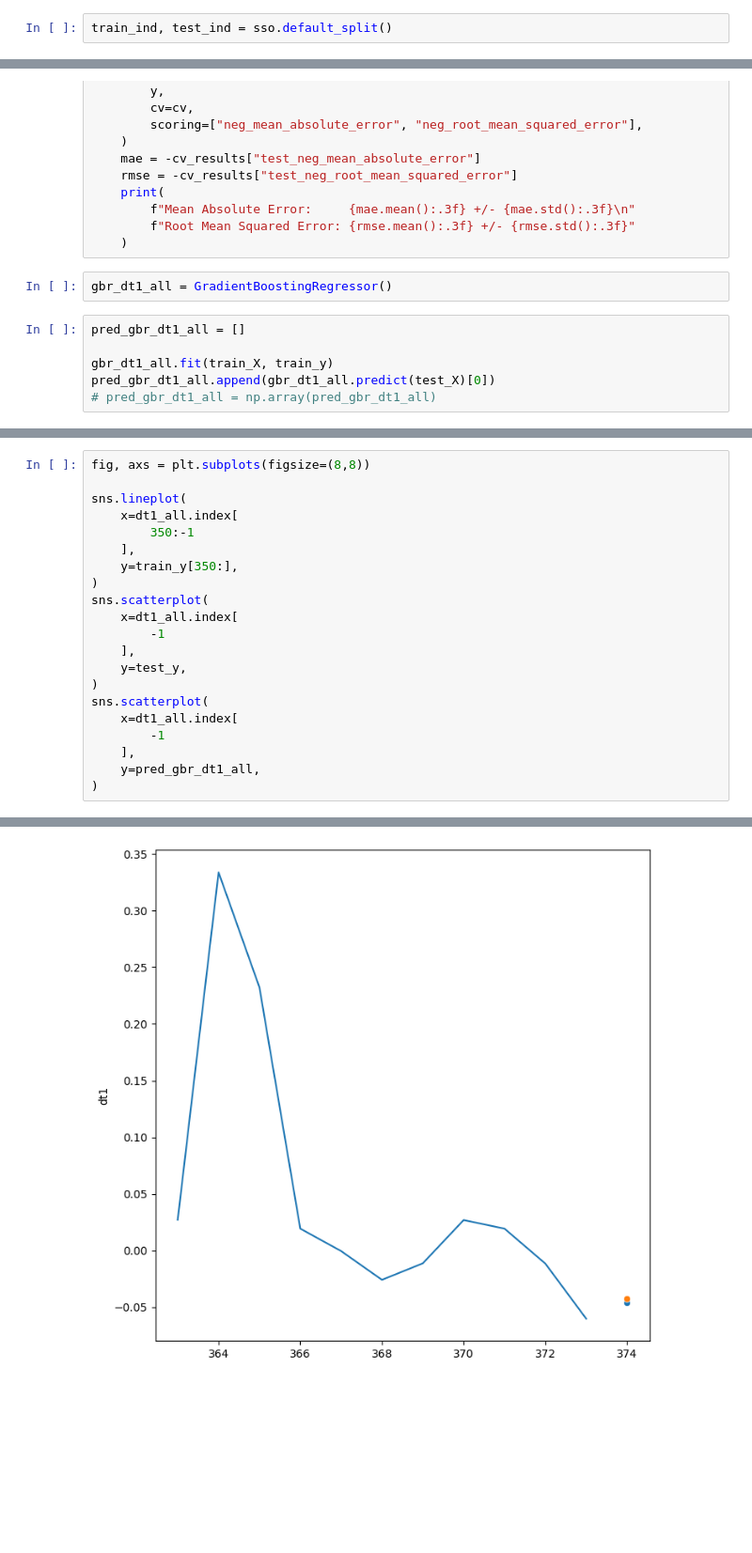
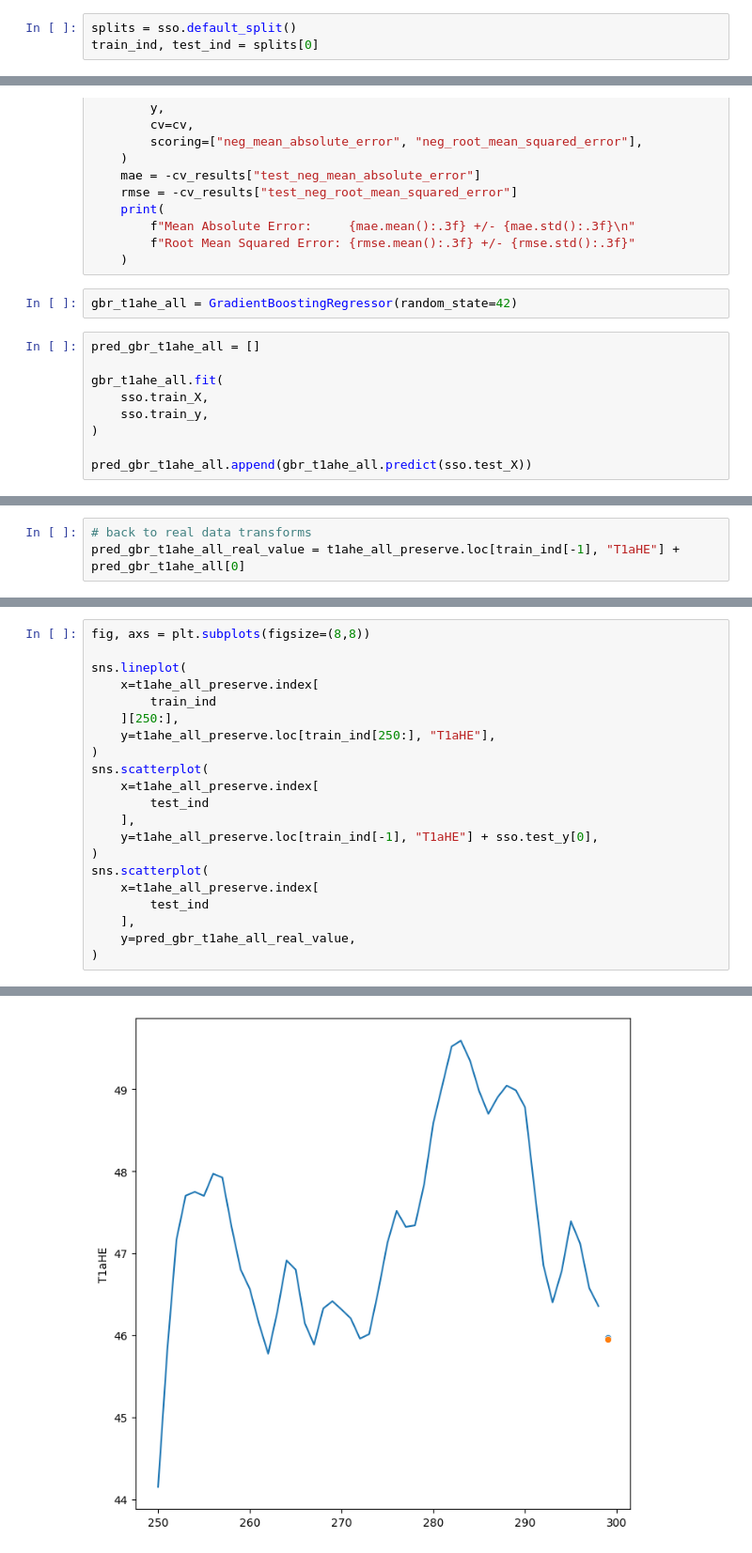
Before and after one commit to mrzlkaaa/irtt_cooling_system, a Jupyter notebook: jupyter/Detail_Analysis_Statistics_Fouling_HE_CH2 - Time_Series_Analysis_GBR.ipynb, the cells around one changed output, grey strips where cells are left out. Shown at 94% size. Saved outputs shown, nothing was run; the diff lists cells and outputs as text; blank space fills up the shorter version.

Commit message:
Bunch of new data in Detail_Analysis_S.. files such as ARIMA, GBR, and so on

```diff
--- a/jupyter/Detail_Analysis_Statistics_Fouling_HE_CH2 - Time_Series_Analysis_GBR.ipynb
+++ b/jupyter/Detail_Analysis_Statistics_Fouling_HE_CH2 - Time_Series_Analysis_GBR.ipynb
@@ -595,2 +712,3 @@ sso = SingleStepOutput(X_tr, y)
 # %%
-train_ind, test_ind = sso.default_split()
+splits = sso.default_split()
+train_ind, test_ind = splits[0]
@@ -633,10 +767,13 @@ def evaluate(model, X, y, cv):
         f"Root Mean Squared Error: {rmse.mean():.3f} +/- {rmse.std():.3f}"
     )
 # %%
-gbr_dt1_all = GradientBoostingRegressor()
+gbr_t1ahe_all = GradientBoostingRegressor(random_state=42)
 # %%
-pred_gbr_dt1_all = []
+pred_gbr_t1ahe_all = []
 
-gbr_dt1_all.fit(train_X, train_y)
-pred_gbr_dt1_all.append(gbr_dt1_all.predict(test_X)[0])
-# pred_gbr_dt1_all = np.array(pred_gbr_dt1_all)
+gbr_t1ahe_all.fit(
+    sso.train_X,
+    sso.train_y,
+)
+
+pred_gbr_t1ahe_all.append(gbr_t1ahe_all.predict(sso.test_X))
@@ -646,0 +793,3 @@ pred_gbr_dt1_all
+# %%
+# back to real data transforms
+pred_gbr_t1ahe_all_real_value = t1ahe_all_preserve.loc[train_ind[-1], "T1aHE"] + pred_gbr_t1ahe_all[0]
@@ -648,21 +801,21 @@ pred_gbr_dt1_all
 fig, axs = plt.subplots(figsize=(8,8))
 
 sns.lineplot(
-    x=dt1_all.index[
-        350:-1
-    ],
-    y=train_y[350:],
+    x=t1ahe_all_preserve.index[
+        train_ind
+    ][250:],
+    y=t1ahe_all_preserve.loc[train_ind[250:], "T1aHE"],
 )
 sns.scatterplot(
-    x=dt1_all.index[
-        -1
+    x=t1ahe_all_preserve.index[
+        test_ind
     ],
-    y=test_y,
+    y=t1ahe_all_preserve.loc[train_ind[-1], "T1aHE"] + sso.test_y[0],
 )
 sns.scatterplot(
-    x=dt1_all.index[
-        -1
+    x=t1ahe_all_preserve.index[
+        test_ind
     ],
-    y=pred_gbr_dt1_all,
+    y=pred_gbr_t1ahe_all_real_value,
 )
 # %% [output]
@@ -670 +823 @@ sns.scatterplot(
-[figure, old version]
+[figure, new version]
```
Also changed, not shown: parts of 70 cells of this notebook, 14 other files.
